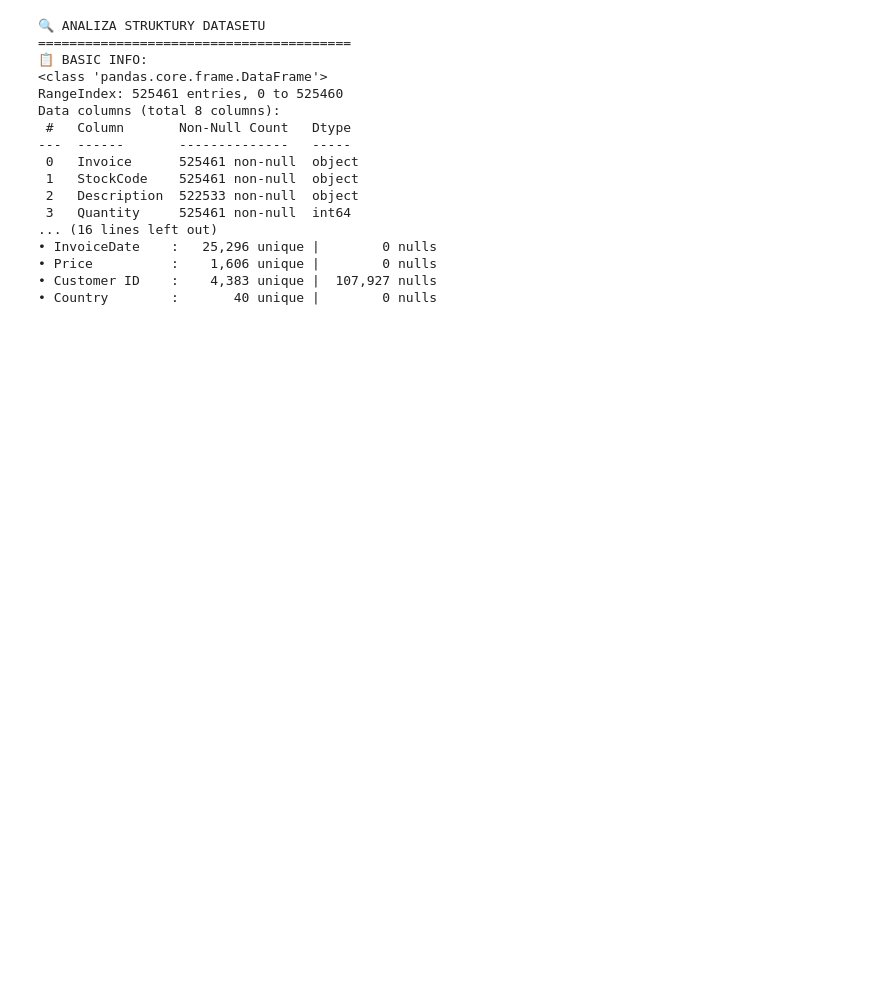
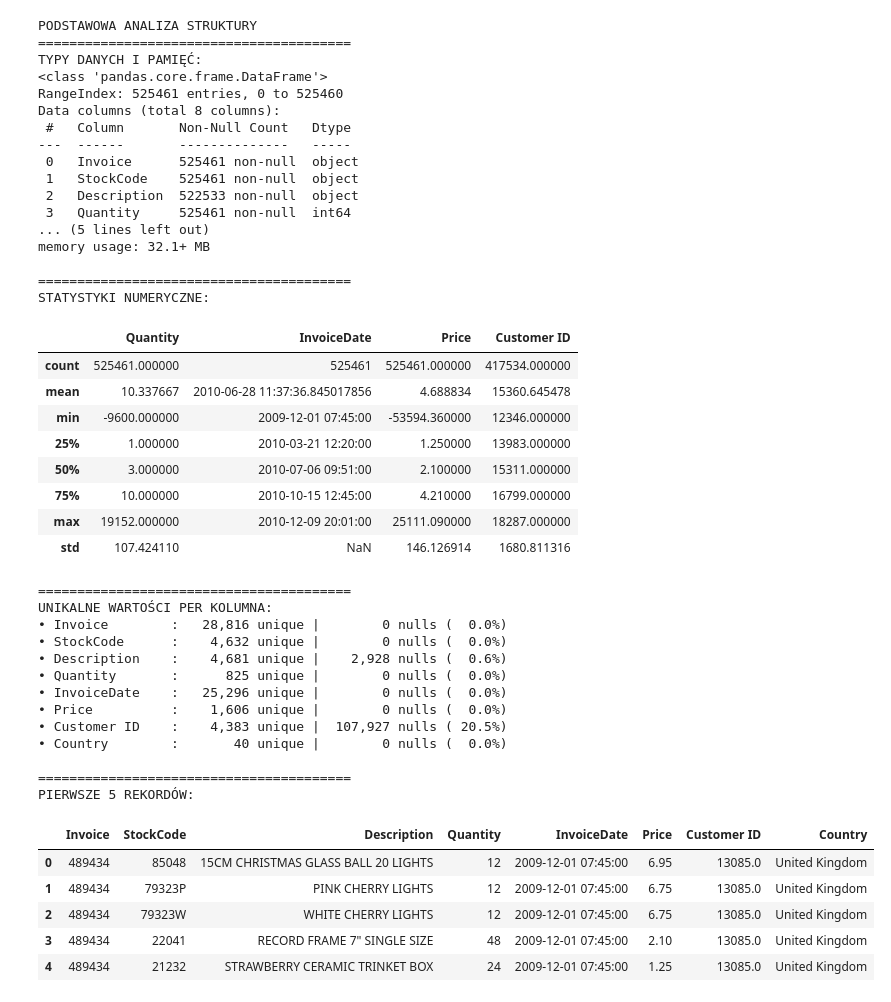
Before and after one commit to pzoladkiewicz/senior-bi-craftsman-journey, a Jupyter notebook: projects/Retail-Omnichannel-Optimization/notebooks/01_data_profiling.ipynb, the cells around one changed output. Saved outputs shown, nothing was run; the diff lists cells and outputs as text; code cells hidden in the pictures; blank space fills up the shorter version.

```diff
--- a/projects/Retail-Omnichannel-Optimization/notebooks/01_data_profiling.ipynb
+++ b/projects/Retail-Omnichannel-Optimization/notebooks/01_data_profiling.ipynb
@@ -62,40 +187,74 @@ except Exception as e:
 # %%
 # ==========================================
-# PODSTAWOWA ANALIZA STRUKTURY DANYCH
+# ANALIZA STRUKTURY I BASIC STATS
 # ==========================================
 
-print("🔍 ANALIZA STRUKTURY DATASETU")
+print("PODSTAWOWA ANALIZA STRUKTURY")
 print("=" * 40)
 
-# Podstawowe info
-print("📋 BASIC INFO:")
+# Info o typach danych
+print("TYPY DANYCH I PAMIĘĆ:")
 df.info()
 
 print("\n" + "="*40)
-print("📈 STATYSTYKI NUMERYCZNE:")
-df.describe()
+print("STATYSTYKI NUMERYCZNE:")
+display(df.describe())
 
 print("\n" + "="*40)
-print("🔤 UNIKALNE WARTOŚCI:")
+print("UNIKALNE WARTOŚCI PER KOLUMNA:")
 for col in df.columns:
     unique_count = df[col].nunique()
     null_count = df[col].isnull().sum()
-    print(f"• {col:<15}: {unique_count:>8,} unique | {null_count:>8,} nulls")
+    null_pct = (null_count / len(df)) * 100
+    print(f"• {col:<15}: {unique_count:>8,} unique | {null_count:>8,} nulls ({null_pct:>5.1f}%)")
+
+# Sample data preview
+print("\n" + "="*40)
+print("PIERWSZE 5 REKORDÓW:")
+display(df.head())
 # %% [output]
-🔍 ANALIZA STRUKTURY DATASETU
+PODSTAWOWA ANALIZA STRUKTURY
 ========================================
-📋 BASIC INFO:
+TYPY DANYCH I PAMIĘĆ:
 <class 'pandas.core.frame.DataFrame'>
 RangeIndex: 525461 entries, 0 to 525460
 Data columns (total 8 columns):
  #   Column       Non-Null Count   Dtype
 ---  ------       --------------   -----
  0   Invoice      525461 non-null  object
  1   StockCode    525461 non-null  object
  2   Description  522533 non-null  object
  3   Quantity     525461 non-null  int64
-... (16 lines left out)
-• InvoiceDate    :   25,296 unique |        0 nulls
-• Price          :    1,606 unique |        0 nulls
-• Customer ID    :    4,383 unique |  107,927 nulls
-• Country        :       40 unique |        0 nulls
+... (5 lines left out)
+memory usage: 32.1+ MB
+
+========================================
+STATYSTYKI NUMERYCZNE:
+|  | Quantity | InvoiceDate | Price | Customer ID |
+| count | 525461.000000 | 525461 | 525461.000000 | 417534.000000 |
+| mean | 10.337667 | 2010-06-28 11:37:36.845017856 | 4.688834 | 15360.645478 |
+| min | -9600.000000 | 2009-12-01 07:45:00 | -53594.360000 | 12346.000000 |
+| 25% | 1.000000 | 2010-03-21 12:20:00 | 1.250000 | 13983.000000 |
+| 50% | 3.000000 | 2010-07-06 09:51:00 | 2.100000 | 15311.000000 |
+| 75% | 10.000000 | 2010-10-15 12:45:00 | 4.210000 | 16799.000000 |
+| max | 19152.000000 | 2010-12-09 20:01:00 | 25111.090000 | 18287.000000 |
+| std | 107.424110 | NaN | 146.126914 | 1680.811316 |
+========================================
+UNIKALNE WARTOŚCI PER KOLUMNA:
+• Invoice        :   28,816 unique |        0 nulls (  0.0%)
+• StockCode      :    4,632 unique |        0 nulls (  0.0%)
+• Description    :    4,681 unique |    2,928 nulls (  0.6%)
+• Quantity       :      825 unique |        0 nulls (  0.0%)
+• InvoiceDate    :   25,296 unique |        0 nulls (  0.0%)
+• Price          :    1,606 unique |        0 nulls (  0.0%)
+• Customer ID    :    4,383 unique |  107,927 nulls ( 20.5%)
+• Country        :       40 unique |        0 nulls (  0.0%)
+
+========================================
+PIERWSZE 5 REKORDÓW:
+|  | Invoice | StockCode | Description | Quantity | InvoiceDate | Price | Customer ID | Country |
+| 0 | 489434 | 85048 | 15CM CHRISTMAS GLASS BALL 20 LIGHTS | 12 | 2009-12-01 07:45:00 | 6.95 | 13085.0 | United Kingdom |
+| 1 | 489434 | 79323P | PINK CHERRY LIGHTS | 12 | 2009-12-01 07:45:00 | 6.75 | 13085.0 | United Kingdom |
+| 2 | 489434 | 79323W | WHITE CHERRY LIGHTS | 12 | 2009-12-01 07:45:00 | 6.75 | 13085.0 | United Kingdom |
+| 3 | 489434 | 22041 | RECORD FRAME 7" SINGLE SIZE | 48 | 2009-12-01 07:45:00 | 2.10 | 13085.0 | United Kingdom |
+| 4 | 489434 | 21232 | STRAWBERRY CERAMIC TRINKET BOX | 24 | 2009-12-01 07:45:00 | 1.25 | 13085.0 | United Kingdom |
```
Also changed, not shown: parts of 7 cells of this notebook.
